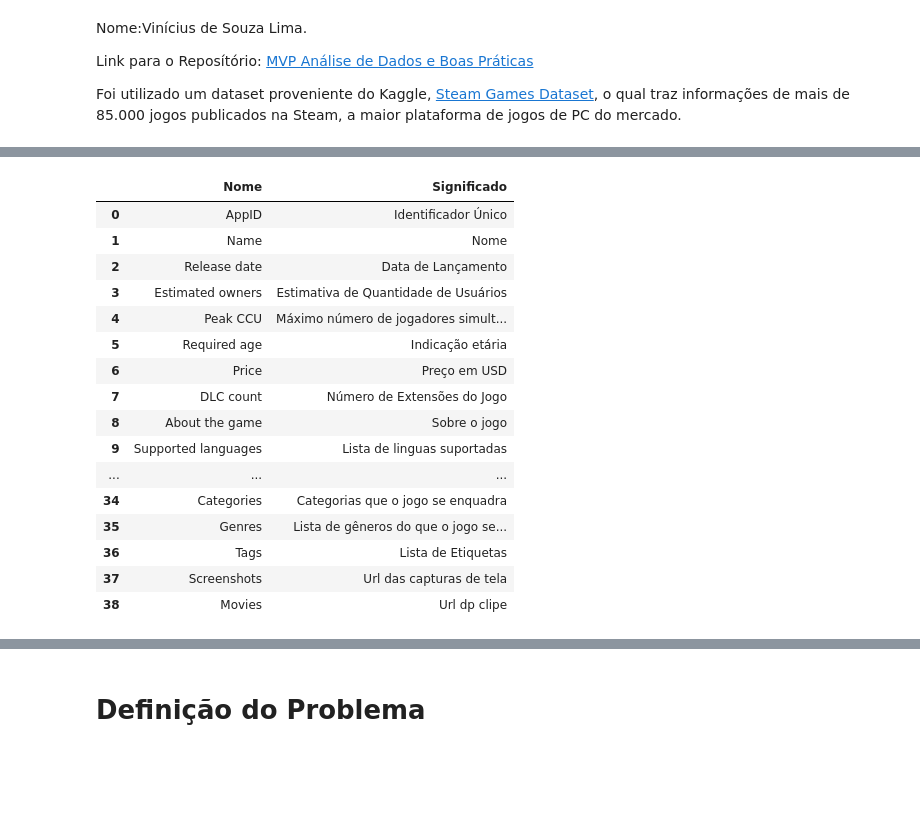
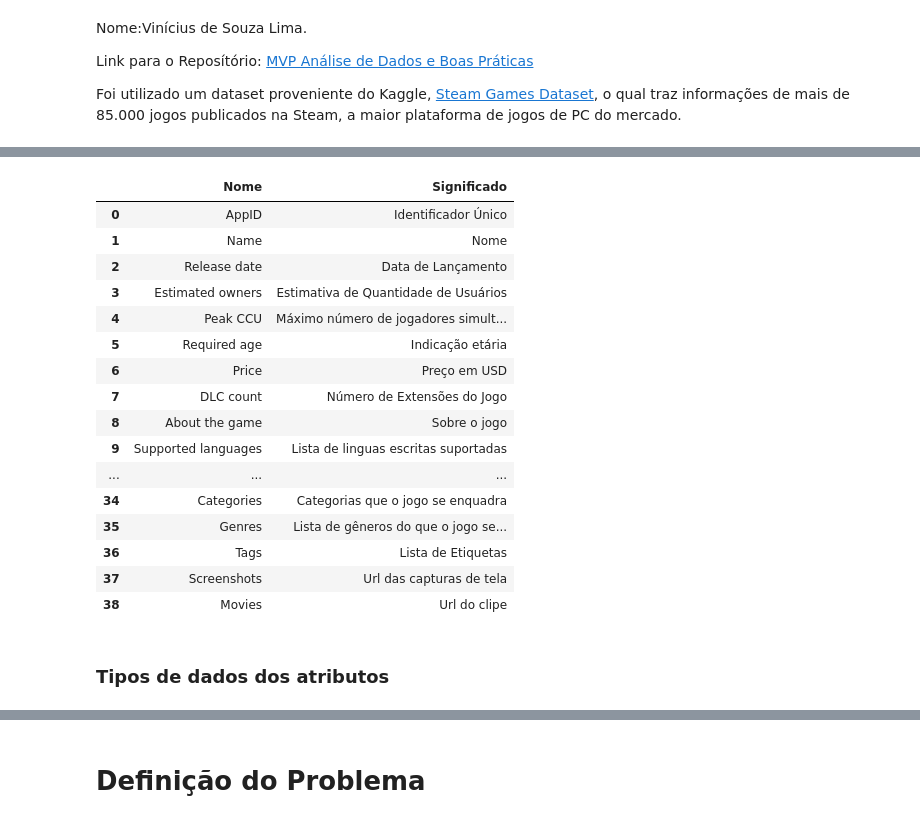
Before and after one commit to vinicius-souza-lima/mvp_ADBP, a Jupyter notebook: MVP_ADBP.ipynb, the cells around one changed output, grey strips where cells are left out. Drawn from its saved outputs; the diff is of its cells as text; code cells hidden in the pictures; blank space fills up the shorter version.

```diff
--- a/MVP_ADBP.ipynb
+++ b/MVP_ADBP.ipynb
@@ -52,7 +41,7 @@ pd.DataFrame({"Nome": games.columns,
                               "Preço em USD",
                               "Número de Extensões do Jogo",
                               "Sobre o jogo",
-                              "Lista de linguas suportadas",
+                              "Lista de linguas escritas suportadas",
                               "Linguagens com dublagem completa",
                               "Avaliações",
                               "Imagem de capa na Steam",
@@ -66,37 +55,37 @@ pd.DataFrame({"Nome": games.columns,
                               "URL da review do Metacritic",
                               "Avaliação do usuário",
                               "Avaliações Positivas",
                               "Avaliações Negativas",
                               "Posição no rank de avaliações",
                               "Quantidade de conquistas Steam",
                              "Quantidade de recomendações",
                               "Notas",
                               "Tempo médio de jogo desde a publicação",
                               "Tempo médio de jogo nas ultimas duas semanas",
                               "Mediana do tempo de jogo desde a publicação",
                               "Mediana do tenpo de jogo nas ultimas duas semanas",
                               "Desenvolvedores",
                               "Publicadores",
                               "Categorias que o jogo se enquadra",
                               "Lista de gêneros do que o jogo se enquadra",
                               "Lista de Etiquetas",
                               "Url das capturas de tela",
                               "Url do clipe"]})
 # %% [output]
 |  | Nome | Significado |
 | 0 | AppID | Identificador Único |
 | 1 | Name | Nome |
 | 2 | Release date | Data de Lançamento |
 | 3 | Estimated owners | Estimativa de Quantidade de Usuários |
 | 4 | Peak CCU | Máximo número de jogadores simult... |
 | 5 | Required age | Indicação etária |
 | 6 | Price | Preço em USD |
 | 7 | DLC count | Número de Extensões do Jogo |
 | 8 | About the game | Sobre o jogo |
-| 9 | Supported languages | Lista de linguas suportadas |
+| 9 | Supported languages | Lista de linguas escritas suportadas |
 | ... | ... | ... |
 | 34 | Categories | Categorias que o jogo se enquadra |
 | 35 | Genres | Lista de gêneros do que o jogo se... |
 | 36 | Tags | Lista de Etiquetas |
 | 37 | Screenshots | Url das capturas de tela |
-| 38 | Movies | Url dp clipe |
+| 38 | Movies | Url do clipe |
@@ -150,0 +92,2 @@ Tag key (string, int).
+# %% [markdown]
+### Tipos de dados dos atributos
```
Also changed, not shown: parts of 132 cells of this notebook.
